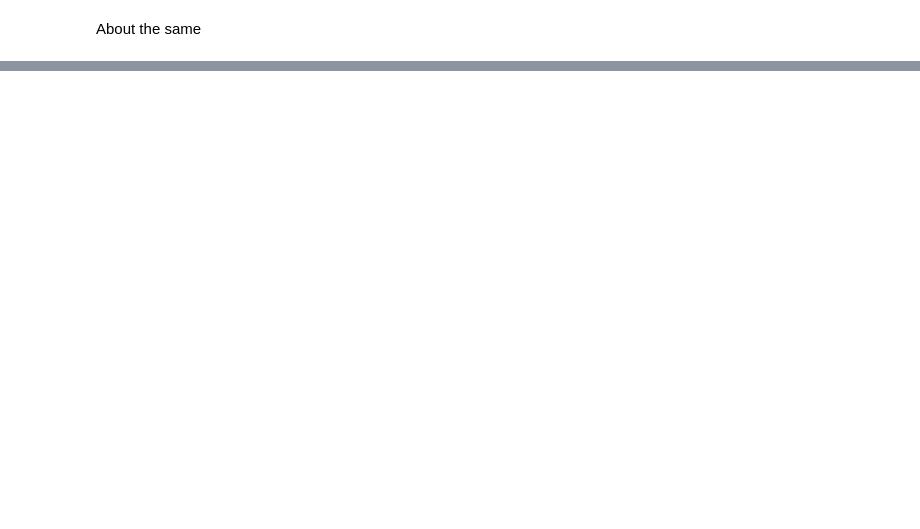
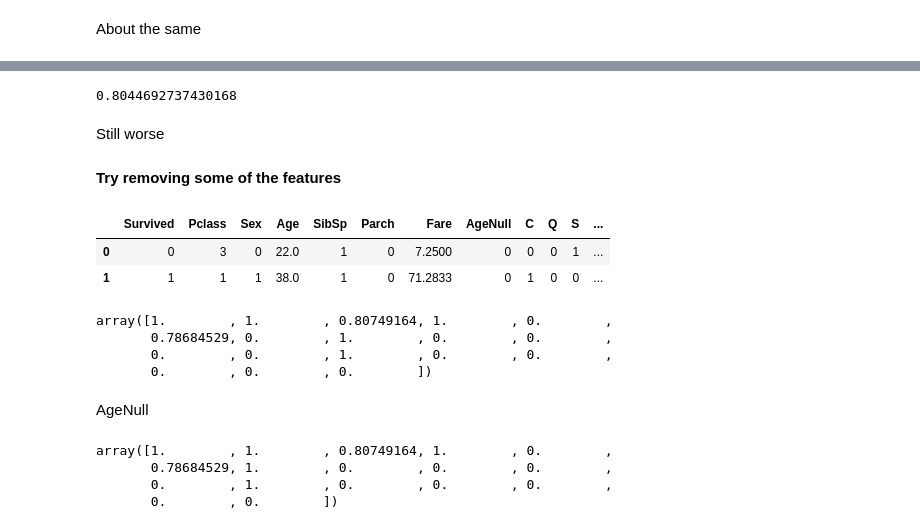
Before and after one commit to ralhadeff/kaggle-competitions, a Jupyter notebook: getting-started/titanic.ipynb, the cells around one changed output, grey strips where cells are left out. Cells and saved outputs as stored; diff of their text form; code cells hidden in the pictures; blank space fills up the shorter version.

```diff
--- a/getting-started/titanic.ipynb
+++ b/getting-started/titanic.ipynb
@@ -581,0 +656,30 @@ About the same
+# %%
+(labels == y_test).mean()
+# %% [output]
+0.8044692737430168
+# %% [markdown]
+Still worse
+# %% [markdown]
+**Try removing some of the features**
+# %%
+data.head(2)
+# %% [output]
+|  | Survived | Pclass | Sex | Age | SibSp | Parch | Fare | AgeNull | C | Q | S | ... |
+| 0 | 0 | 3 | 0 | 22.0 | 1 | 0 | 7.2500 | 0 | 0 | 0 | 1 | ... |
+| 1 | 1 | 1 | 1 | 38.0 | 1 | 0 | 71.2833 | 0 | 1 | 0 | 0 | ... |
+# %%
+X[1]
+# %% [output]
+array([1.        , 1.        , 0.80749164, 1.        , 0.        ,
+       0.78684529, 0.        , 1.        , 0.        , 0.        ,
+       0.        , 0.        , 1.        , 0.        , 0.        ,
+       0.        , 0.        , 0.        ])
+# %% [markdown]
+AgeNull
+# %%
+np.delete(X,6,axis=1)[1]
+# %% [output]
+array([1.        , 1.        , 0.80749164, 1.        , 0.        ,
+       0.78684529, 1.        , 0.        , 0.        , 0.        ,
+       0.        , 1.        , 0.        , 0.        , 0.        ,
+       0.        , 0.        ])
```
Also changed, not shown: parts of 67 cells of this notebook, 1 other file.
